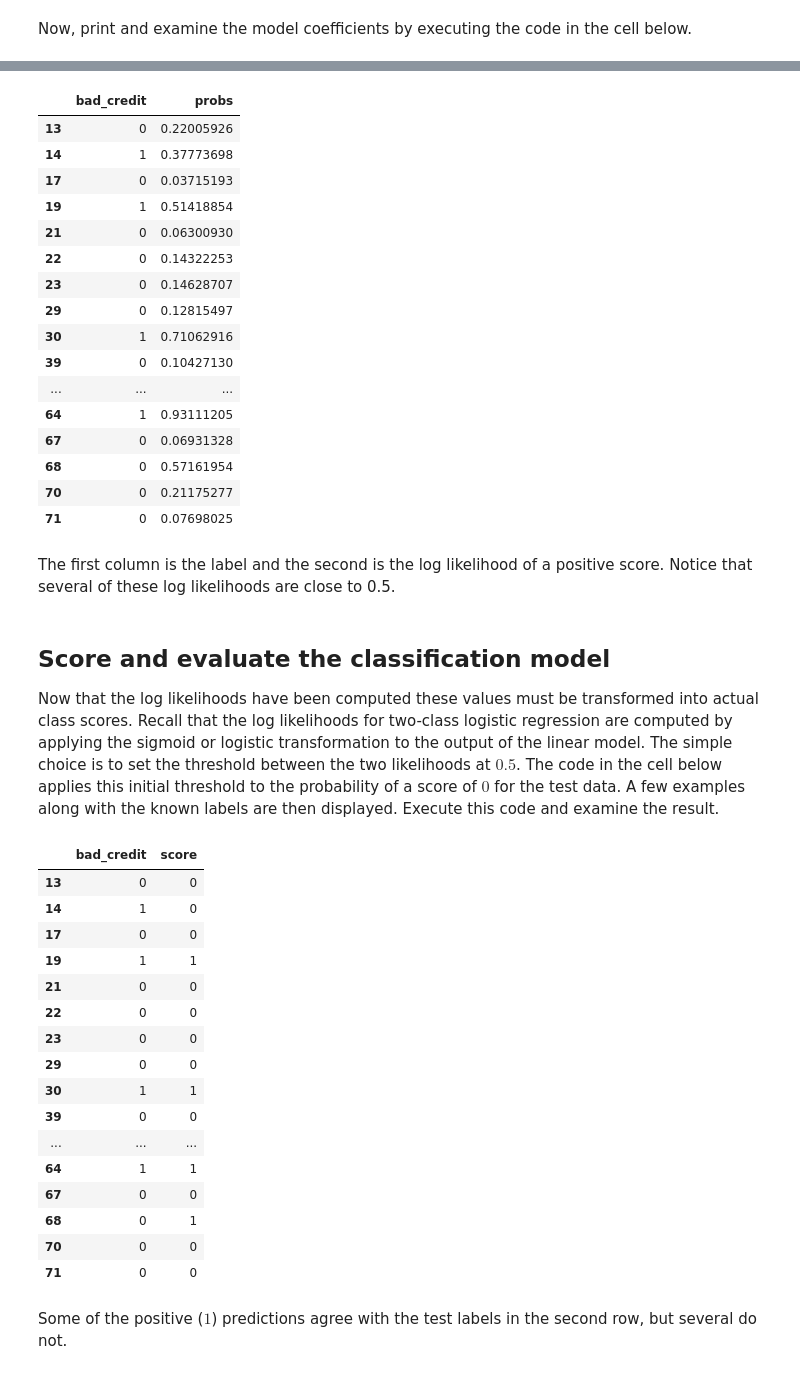
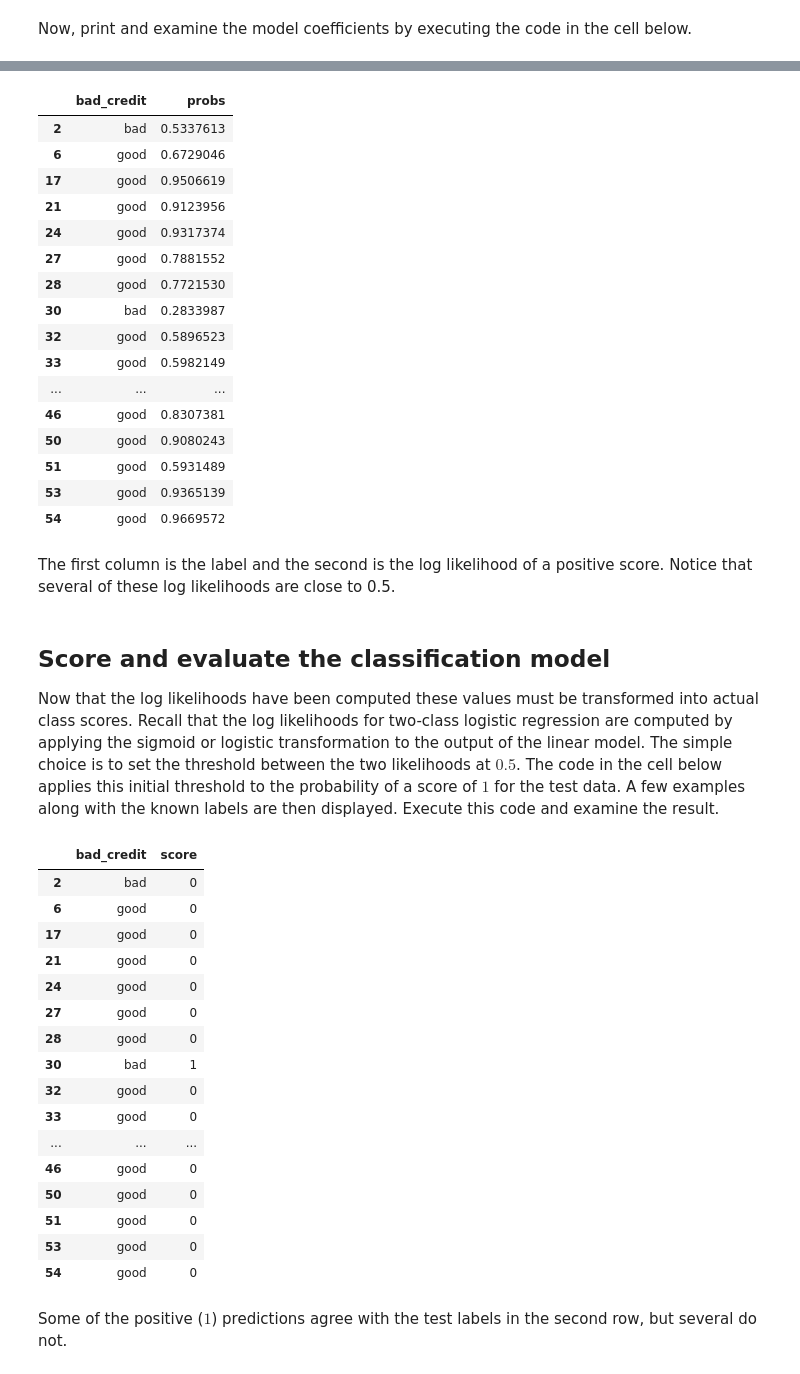
Before and after one commit to vijayraavi/Principles-of-Machine-Learning-R, a Jupyter notebook: Module4/Classification.ipynb, the cells around one changed output, grey strips where cells are left out. Drawn from its saved outputs; the diff is of its cells as text; code cells hidden in the pictures.

Commit message:
Changed coding of label, updated text and spell check

```diff
--- a/Module4/Classification.ipynb
+++ b/Module4/Classification.ipynb
@@ -109,0 +109,4 @@ Before proceeding, answer **Question 1** on the course page.
+# %%
+credit$bad_credit <- ifelse(credit$bad_credit == 0, 'good', 'bad')
+credit$bad_credit <- factor(credit$bad_credit, levels = c("bad", "good"))
+credit$bad_credit[1:5]
@@ -192,54 +200,54 @@ test$probs = predict(logistic_mod, newdata = test, type = 'response')
 test[1:20, c('bad_credit','probs')]
 # %% [output]
 |  | bad_credit | probs |
-| 13 | 0 | 0.22005926 |
-| 14 | 1 | 0.37773698 |
-| 17 | 0 | 0.03715193 |
-| 19 | 1 | 0.51418854 |
-| 21 | 0 | 0.06300930 |
-| 22 | 0 | 0.14322253 |
-| 23 | 0 | 0.14628707 |
-| 29 | 0 | 0.12815497 |
-| 30 | 1 | 0.71062916 |
-| 39 | 0 | 0.10427130 |
+| 2 | bad | 0.5337613 |
+| 6 | good | 0.6729046 |
+| 17 | good | 0.9506619 |
+| 21 | good | 0.9123956 |
+| 24 | good | 0.9317374 |
+| 27 | good | 0.7881552 |
+| 28 | good | 0.7721530 |
+| 30 | bad | 0.2833987 |
+| 32 | good | 0.5896523 |
+| 33 | good | 0.5982149 |
 | ... | ... | ... |
-| 64 | 1 | 0.93111205 |
-| 67 | 0 | 0.06931328 |
-| 68 | 0 | 0.57161954 |
-| 70 | 0 | 0.21175277 |
-| 71 | 0 | 0.07698025 |
+| 46 | good | 0.8307381 |
+| 50 | good | 0.9080243 |
+| 51 | good | 0.5931489 |
+| 53 | good | 0.9365139 |
+| 54 | good | 0.9669572 |
 # %% [markdown]
 The first column is the label and the second is the log likelihood of a positive score. Notice that several of these log likelihoods are close to 0.5.
 # %% [markdown]
 ## Score and evaluate the classification model
 
-Now that the log likelihoods have been computed these values must be transformed into actual class scores. Recall that the log likelihoods for two-class logistic regression are computed by applying the sigmoid or logistic transformation to the output of the linear model. The simple choice is to set the threshold between the two likelihoods at $0.5$. The code in the cell below applies this initial threshold to the probability of a score of $0$ for the test data. A few examples along with the known labels are then displayed. Execute this code and examine the result.
+Now that the log likelihoods have been computed these values must be transformed into actual class scores. Recall that the log likelihoods for two-class logistic regression are computed by applying the sigmoid or logistic transformation to the output of the linear model. The simple choice is to set the threshold between the two likelihoods at $0.5$. The code in the cell below applies this initial threshold to the probability of a score of $1$ for the test data. A few examples along with the known labels are then displayed. Execute this code and examine the result.
 # %%
 score_model = function(df, threshold){
-    df$score = ifelse(df$probs > threshold, 1, 0)
+    df$score = ifelse(df$probs < threshold, 1, 0)
     df
 }
 
 test = score_model(test, 0.5)
 test[1:20, c('bad_credit','score')]
 # %% [output]
 |  | bad_credit | score |
-| 13 | 0 | 0 |
-| 14 | 1 | 0 |
-| 17 | 0 | 0 |
-| 19 | 1 | 1 |
-| 21 | 0 | 0 |
-| 22 | 0 | 0 |
-| 23 | 0 | 0 |
-| 29 | 0 | 0 |
-| 30 | 1 | 1 |
-| 39 | 0 | 0 |
+| 2 | bad | 0 |
+| 6 | good | 0 |
+| 17 | good | 0 |
+| 21 | good | 0 |
+| 24 | good | 0 |
+| 27 | good | 0 |
+| 28 | good | 0 |
+| 30 | bad | 1 |
+| 32 | good | 0 |
+| 33 | good | 0 |
 | ... | ... | ... |
-| 64 | 1 | 1 |
-| 67 | 0 | 0 |
-| 68 | 0 | 1 |
-| 70 | 0 | 0 |
-| 71 | 0 | 0 |
+| 46 | good | 0 |
+| 50 | good | 0 |
+| 51 | good | 0 |
+| 53 | good | 0 |
+| 54 | good | 0 |
 # %% [markdown]
 Some of the positive ($1$) predictions agree with the test labels in the second row, but several do not.
 # %% [markdown]
```
Also changed, not shown: parts of 27 cells of this notebook.
